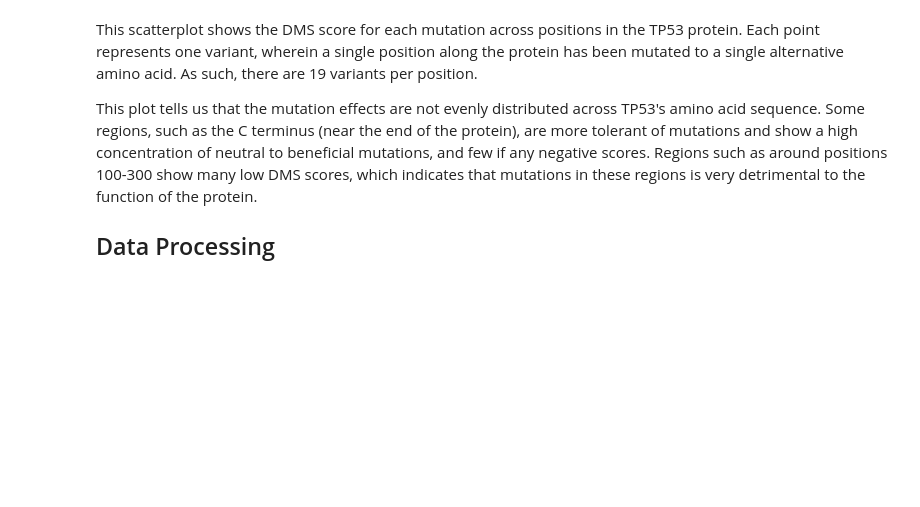
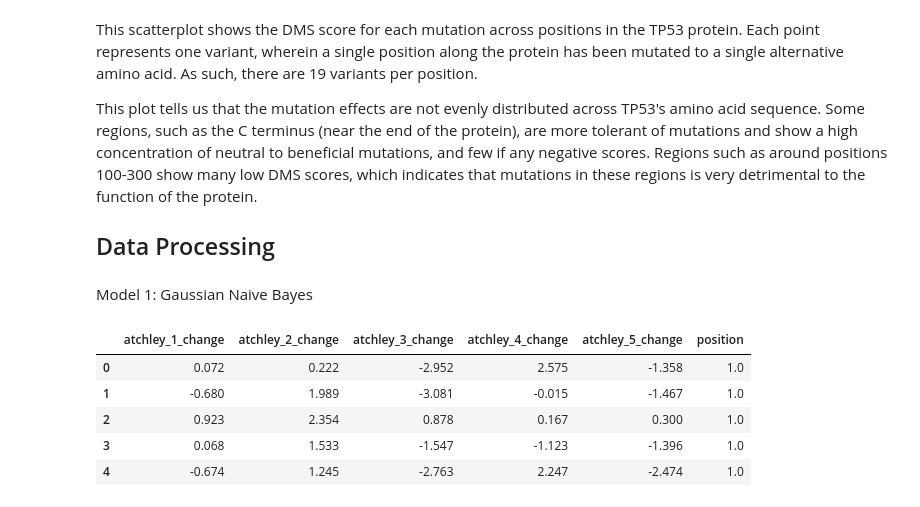
Before and after one commit to slwhitney/tp53_project, a Jupyter notebook: tp53_notebook.ipynb, the cells around one changed output. Drawn from its saved outputs; the diff is of its cells as text; code cells hidden in the pictures; blank space fills up the shorter version.

```diff
--- a/tp53_notebook.ipynb
+++ b/tp53_notebook.ipynb
@@ -141,3 +141,5 @@ def encode_mutant(mutant_str):
 
 # convert data and collate rows (1 row = 1 mutant)
 X = np.vstack([encode_mutant(m) for m in data['mutant']])
+# %% [markdown]
+Model 1: Gaussian Naive Bayes
@@ -143,0 +149,28 @@ X = np.vstack([encode_mutant(m) for m in data['mutant']])
+# %%
+from sklearn.model_selection import train_test_split
+from sklearn.naive_bayes import GaussianNB
+from sklearn.metrics import accuracy_score, classification_report, confusion_matrix, ConfusionMatrixDisplay, roc_auc_score, RocCurveDisplay
+import matplotlib.pyplot as plt
+import pandas as pd
+import numpy as np
+
+# Feature matrix: Atchley factor difference + position
+feature_names = [
+    "atchley_1_change",
+    "atchley_2_change",
+    "atchley_3_change",
+    "atchley_4_change",
+    "atchley_5_change",
+    "position"
+]
+
+X_df = pd.DataFrame(X, columns=feature_names)
+
+X_df.head()
+# %% [output]
+|  | atchley_1_change | atchley_2_change | atchley_3_change | atchley_4_change | atchley_5_change | position |
+| 0 | 0.072 | 0.222 | -2.952 | 2.575 | -1.358 | 1.0 |
+| 1 | -0.680 | 1.989 | -3.081 | -0.015 | -1.467 | 1.0 |
+| 2 | 0.923 | 2.354 | 0.878 | 0.167 | 0.300 | 1.0 |
+| 3 | 0.068 | 1.533 | -1.547 | -1.123 | -1.396 | 1.0 |
+| 4 | -0.674 | 1.245 | -2.763 | 2.247 | -2.474 | 1.0 |
```
Also changed, not shown: parts of 6 cells of this notebook.
